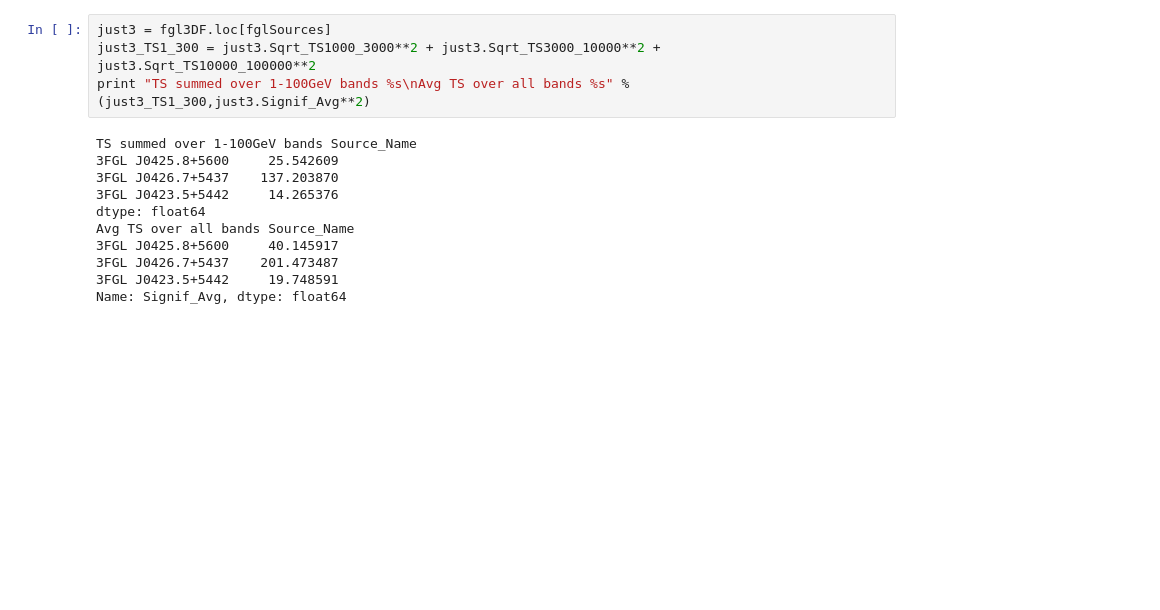
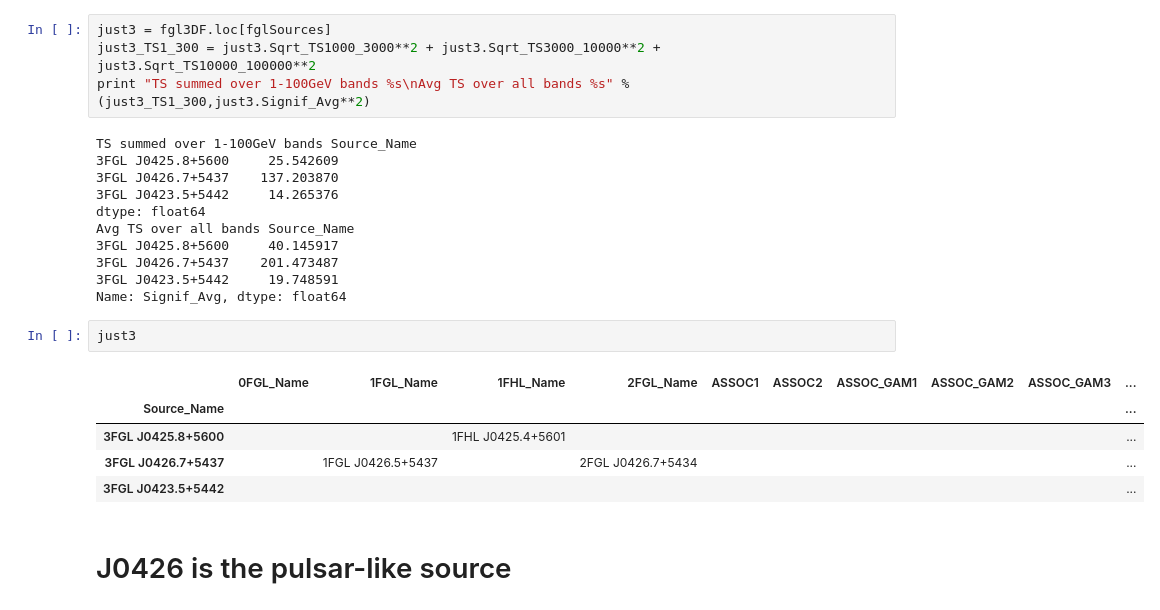
Before and after one commit to bbw7561135/ipynbs, a Jupyter notebook: G150.3+4.5.ipynb, the cells around one changed output. Saved outputs shown, nothing was run; the diff lists cells and outputs as text; blank space fills up the shorter version.

```diff
--- a/G150.3+4.5.ipynb
+++ b/G150.3+4.5.ipynb
@@ -310,3 +313,13 @@ Avg TS over all bands Source_Name
 3FGL J0426.7+5437    201.473487
 3FGL J0423.5+5442     19.748591
 Name: Signif_Avg, dtype: float64
+# %%
+just3
+# %% [output]
+|  | 0FGL_Name | 1FGL_Name | 1FHL_Name | 2FGL_Name | ASSOC1 | ASSOC2 | ASSOC_GAM1 | ASSOC_GAM2 | ASSOC_GAM3 | ... |
+| Source_Name |  |  |  |  |  |  |  |  |  | ... |
+| 3FGL J0425.8+5600 |  |  | 1FHL J0425.4+5601 |  |  |  |  |  |  | ... |
+| 3FGL J0426.7+5437 |  | 1FGL J0426.5+5437 |  | 2FGL J0426.7+5434 |  |  |  |  |  | ... |
+| 3FGL J0423.5+5442 |  |  |  |  |  |  |  |  |  | ... |
+# %% [markdown]
+# J0426 is the pulsar-like source
```
Also changed, not shown: parts of 13 cells of this notebook, 3 other files.
